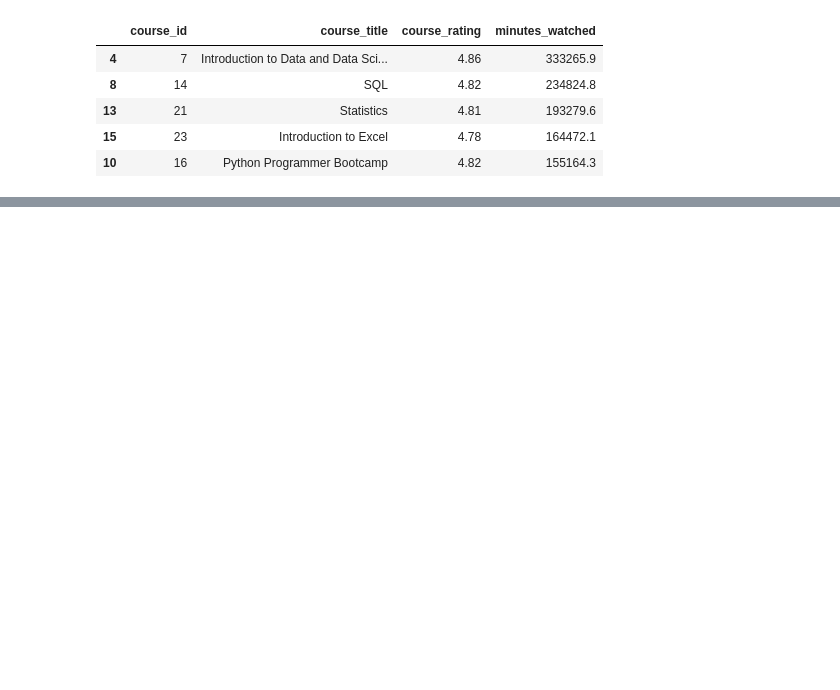
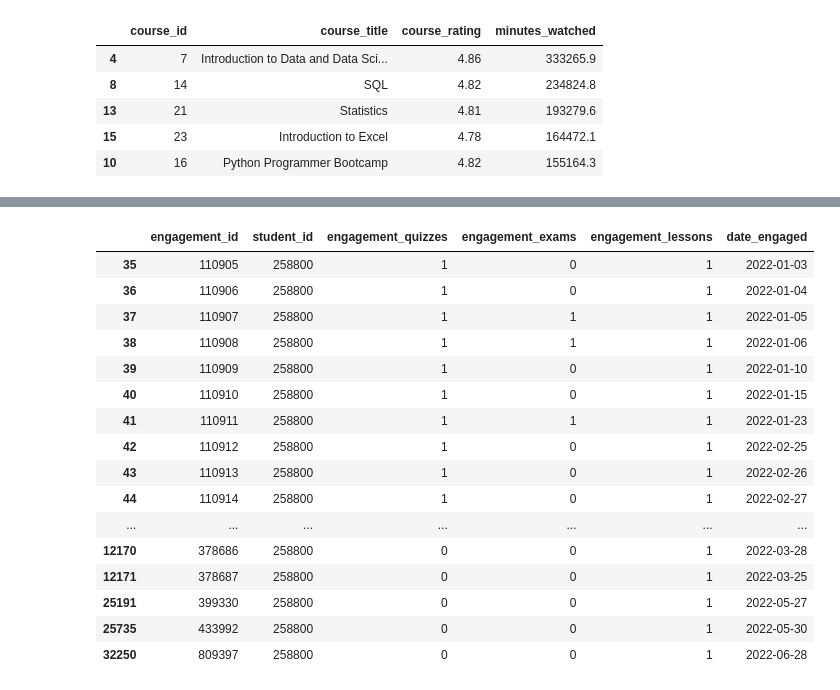
Before and after one commit to AryehRotberg/365-Learning-Data-Challenge, a Jupyter notebook: notebook/EDA.ipynb, the cells around one changed output, grey strips where cells are left out. Drawn from its saved outputs; the diff is of its cells as text; code cells hidden in the pictures; blank space fills up the shorter version.

```diff
--- a/notebook/EDA.ipynb
+++ b/notebook/EDA.ipynb
@@ -51,0 +172,20 @@ course_info_ratings_learning.head()
+# %%
+student_engagement_df[(student_engagement_df.student_id == 258800)]
+# %% [output]
+|  | engagement_id | student_id | engagement_quizzes | engagement_exams | engagement_lessons | date_engaged |
+| 35 | 110905 | 258800 | 1 | 0 | 1 | 2022-01-03 |
+| 36 | 110906 | 258800 | 1 | 0 | 1 | 2022-01-04 |
+| 37 | 110907 | 258800 | 1 | 1 | 1 | 2022-01-05 |
+| 38 | 110908 | 258800 | 1 | 1 | 1 | 2022-01-06 |
+| 39 | 110909 | 258800 | 1 | 0 | 1 | 2022-01-10 |
+| 40 | 110910 | 258800 | 1 | 0 | 1 | 2022-01-15 |
+| 41 | 110911 | 258800 | 1 | 1 | 1 | 2022-01-23 |
+| 42 | 110912 | 258800 | 1 | 0 | 1 | 2022-02-25 |
+| 43 | 110913 | 258800 | 1 | 0 | 1 | 2022-02-26 |
+| 44 | 110914 | 258800 | 1 | 0 | 1 | 2022-02-27 |
+| ... | ... | ... | ... | ... | ... | ... |
+| 12170 | 378686 | 258800 | 0 | 0 | 1 | 2022-03-28 |
+| 12171 | 378687 | 258800 | 0 | 0 | 1 | 2022-03-25 |
+| 25191 | 399330 | 258800 | 0 | 0 | 1 | 2022-05-27 |
+| 25735 | 433992 | 258800 | 0 | 0 | 1 | 2022-05-30 |
+| 32250 | 809397 | 258800 | 0 | 0 | 1 | 2022-06-28 |
```
Also changed, not shown: parts of 15 cells of this notebook.
